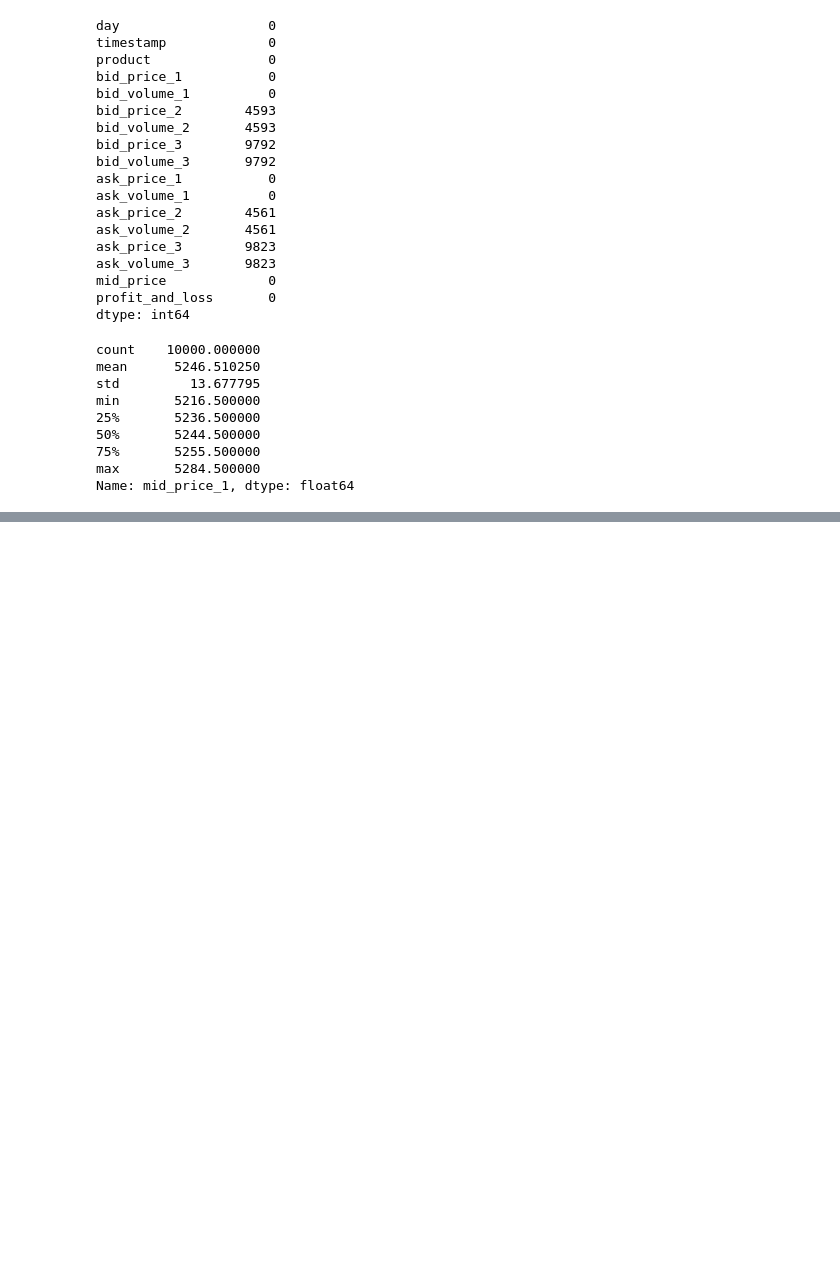
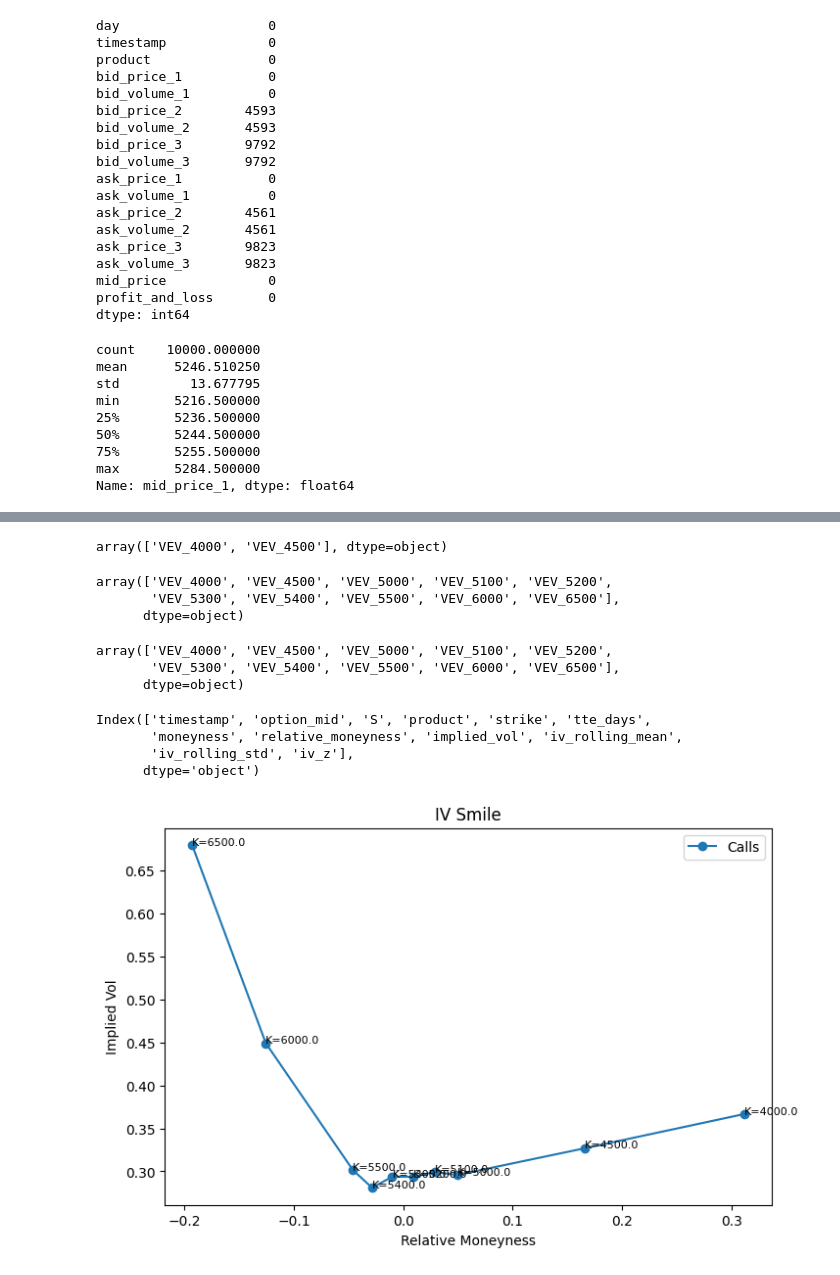
Before and after one commit to Sudhanva420/imc-prosperity-4, a Jupyter notebook: Codes/Notebooks/round3_intitial.ipynb, the cells around one changed output, grey strips where cells are left out. Saved outputs shown, nothing was run; the diff lists cells and outputs as text; code cells hidden in the pictures; blank space fills up the shorter version.

```diff
--- a/Codes/Notebooks/round3_intitial.ipynb
+++ b/Codes/Notebooks/round3_intitial.ipynb
@@ -33,0 +65,2 @@ array(['VEV_5400', 'VEV_6500', 'VEV_5500', 'VEV_5200', 'VEV_5300',
+# %%
+prices0['mid_price'] = (prices0['bid_price_1'] + prices0['ask_price_1'])/2
@@ -77,0 +289,73 @@ Name: mid_price_1, dtype: float64
+# %%
+iv_df["iv_rolling_mean"] = (
+    iv_df.groupby("product")["implied_vol"]
+    .transform(lambda x: x.rolling(100, min_periods=30).mean())
+)
+
+iv_df["iv_rolling_std"] = (
+    iv_df.groupby("product")["implied_vol"]
+    .transform(lambda x: x.rolling(100, min_periods=30).std())
+)
+
+iv_df["iv_z"] = (
+    (iv_df["implied_vol"] - iv_df["iv_rolling_mean"])
+    / iv_df["iv_rolling_std"]
+)
+# %%
+iv_df[iv_df['implied_vol'].isna()]['product'].unique()
+# %% [output]
+array(['VEV_4000', 'VEV_4500'], dtype=object)
+# %%
+iv_df['product'].unique()
+# %% [output]
+array(['VEV_4000', 'VEV_4500', 'VEV_5000', 'VEV_5100', 'VEV_5200',
+       'VEV_5300', 'VEV_5400', 'VEV_5500', 'VEV_6000', 'VEV_6500'],
+      dtype=object)
+# %%
+plot_df = iv_df.dropna(subset=["implied_vol"]).copy()
+# %%
+plot_df['product'].unique()
+# %% [output]
+array(['VEV_4000', 'VEV_4500', 'VEV_5000', 'VEV_5100', 'VEV_5200',
+       'VEV_5300', 'VEV_5400', 'VEV_5500', 'VEV_6000', 'VEV_6500'],
+      dtype=object)
+# %%
+plot_df.columns
+# %% [output]
+Index(['timestamp', 'option_mid', 'S', 'product', 'strike', 'tte_days',
+       'moneyness', 'relative_moneyness', 'implied_vol', 'iv_rolling_mean',
+       'iv_rolling_std', 'iv_z'],
+      dtype='object')
+# %%
+smile = (
+    plot_df
+    .groupby("strike", as_index=False)
+    .agg(
+        relative_moneyness=("relative_moneyness", "mean"),
+        implied_vol=("implied_vol", "mean")
+    )
+    .sort_values("relative_moneyness")
+)
+
+plt.figure(figsize=(8, 5))
+plt.plot(
+    smile["relative_moneyness"],
+    smile["implied_vol"],
+    marker="o",
+    label="Calls"
+)
+
+for _, row in smile.iterrows():
+    plt.annotate(
+        f"K={row['strike']}",
+        (row["relative_moneyness"], row["implied_vol"]),
+        fontsize=8
+    )
+
+plt.title("IV Smile")
+plt.xlabel("Relative Moneyness")
+plt.ylabel("Implied Vol")
+plt.legend()
+plt.show()
+# %% [output]
+[figure, added]
```
Also changed, not shown: parts of 65 cells of this notebook, 6 other files.
